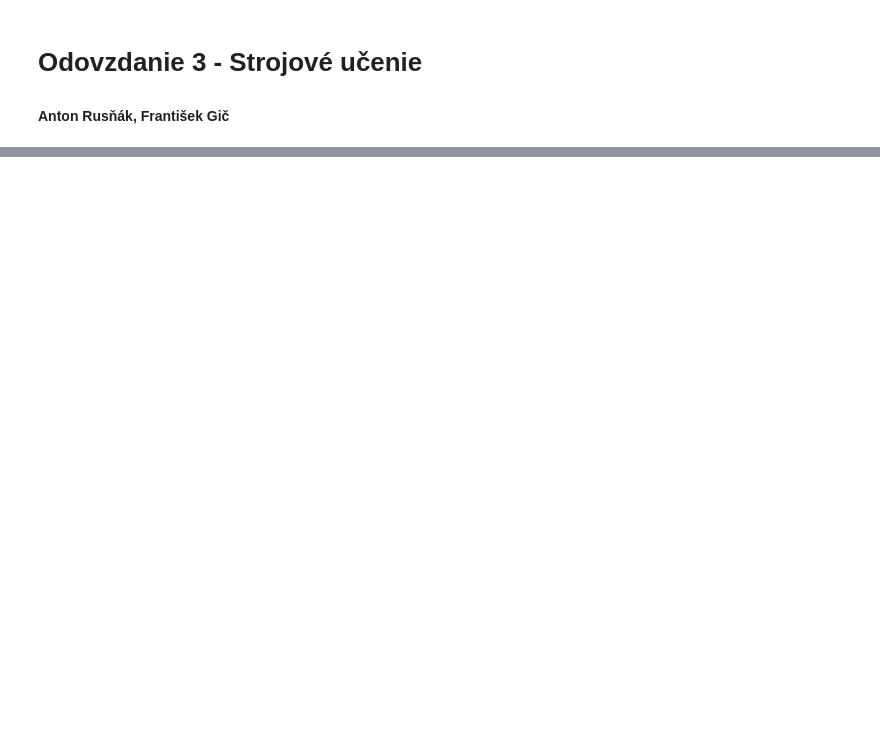
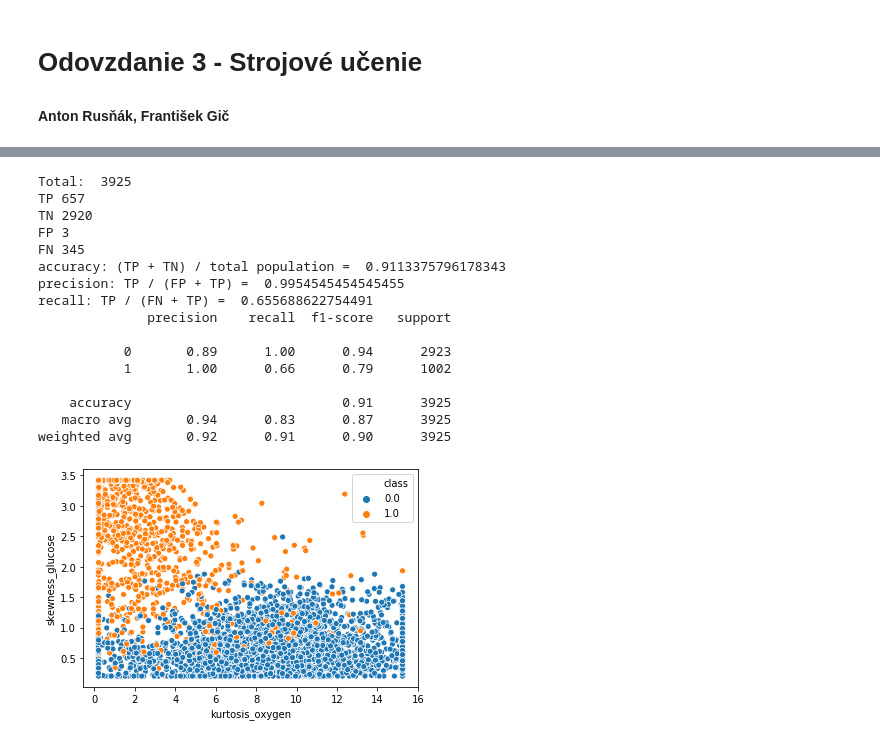
Before and after one commit to MCFreddie777/iau-project, a Jupyter notebook: [Odovzdanie 3] data.ipynb, the cells around one changed output, grey strips where cells are left out. Cells and saved outputs as stored; diff of their text form; code cells hidden in the pictures; blank space fills up the shorter version.

```diff
--- a/[Odovzdanie 3] data.ipynb
+++ b/[Odovzdanie 3] data.ipynb
@@ -54,0 +149,44 @@ See the caveats in the documentation: http://pandas.pydata.org/pandas-docs/stabl
+# %%
+def rule2(data, key):
+	sns.scatterplot(y="skewness_glucose", x="kurtosis_oxygen", hue="class", data=data)
+
+	temp = data[data['class'].notna()]
+
+	rules[key] = dict()
+	rules[key]["total"] = temp['class'].count()
+	rules[key]["tp"] = len(
+		temp.loc[((temp.skewness_glucose > 2) & (temp.kurtosis_oxygen < 9)) & (temp['class'] == 1.0), 'class'])
+	rules[key]["tn"] = len(temp.loc[((temp.skewness_glucose <= 2) | (temp.kurtosis_oxygen >= 9)) & (
+			temp['class'] == 0.0), 'class'])
+	rules[key]["fp"] = len(
+		temp.loc[((temp.skewness_glucose > 2) & (temp.kurtosis_oxygen < 9)) & (temp['class'] == 0.0), 'class'])
+	rules[key]["fn"] = len(temp.loc[((temp.skewness_glucose <= 2) | (temp.kurtosis_oxygen >= 9)) & (
+			temp['class'] == 1.0), 'class'])
+
+	calculate_metrics(rules, key)
+
+	rules[key]["values"] = np.array((temp.apply(
+		lambda row: 1.0 if ((row.skewness_glucose > 2) and (row.kurtosis_oxygen < 9)) else 0.0,
+		axis=1)).values.tolist())
+	rules[key]["cr"] = classification_report(temp['class'], rules[key]["values"], target_names=["0", "1"])
+	print(rules[key]["cr"])
+# %%
+rule2(data_train,"train_rule2")
+# %% [output]
+Total:  3925
+TP 657
+TN 2920
+FP 3
+FN 345
+accuracy: (TP + TN) / total population =  0.9113375796178343
+precision: TP / (FP + TP) =  0.9954545454545455
+recall: TP / (FN + TP) =  0.655688622754491
+              precision    recall  f1-score   support
+
+           0       0.89      1.00      0.94      2923
+           1       1.00      0.66      0.79      1002
+
+    accuracy                           0.91      3925
+   macro avg       0.94      0.83      0.87      3925
+weighted avg       0.92      0.91      0.90      3925
+[figure, added]
```
Also changed, not shown: parts of 46 cells of this notebook, 5 other files.
